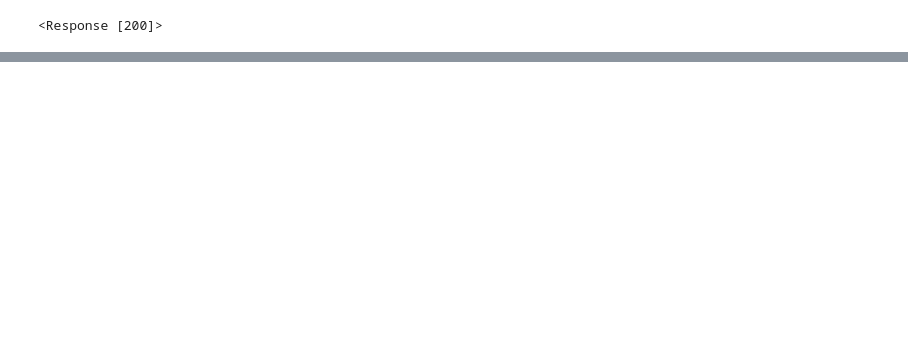
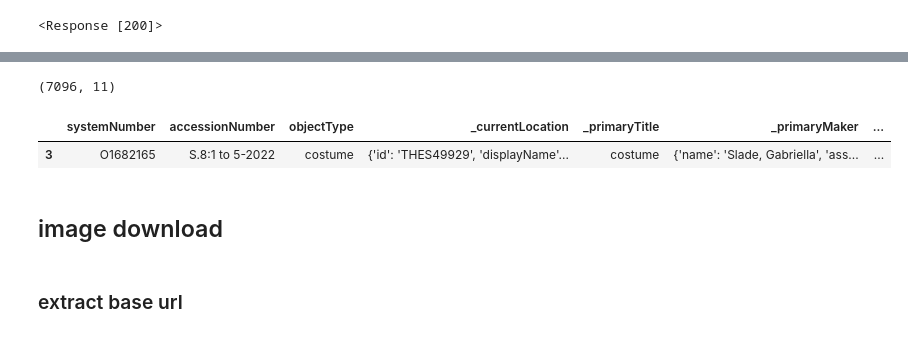
Before and after one commit to vivyhasadream/vintage_clothes_generator, a Jupyter notebook: 2 Data Scraping_va.ipynb, the cells around one changed output, grey strips where cells are left out. Drawn from its saved outputs; the diff is of its cells as text; code cells hidden in the pictures; blank space fills up the shorter version.

```diff
--- a/2 Data Scraping_va.ipynb
+++ b/2 Data Scraping_va.ipynb
@@ -605,0 +208,2 @@ ardbeg_soup.find_all('img')
+# %%
+df = pd.read_csv('scrapped_data/VA_selected.csv')
@@ -605,0 +223,2 @@ ardbeg_soup.find_all('img')
+# %%
+df['objectType'] = df['objectType'].map(lambda x: str(x).lower())
@@ -605,0 +269,25 @@ ardbeg_soup.find_all('img')
+# %%
+sel = ['costume design', 'fashion design','dress fabric','photograph',
+        'print','drawing','dress panel','costume doll',
+        'dress trimming','dress-making sample','book jacket','painting',
+        'fancy dress costume design','watercolour','etching','costume sketch',
+        'oil painting','costume plate','theatre costume']
+# %%
+for s in sel:
+    sel_index = df[df['objectType'] == s].index
+    df.drop(sel_index, inplace=True)
+# %%
+df.shape
+# %% [output]
+(7096, 11)
+# %%
+# easy check an object
+sysnumber = 'O1682165'
+df[df['systemNumber']==sysnumber]
+# %% [output]
+|  | systemNumber | accessionNumber | objectType | _currentLocation | _primaryTitle | _primaryMaker | ... |
+| 3 | O1682165 | S.8:1 to 5-2022 | costume | {'id': 'THES49929', 'displayName'... | costume | {'name': 'Slade, Gabriella', 'ass... | ... |
+# %% [markdown]
+## image download
+# %% [markdown]
+### extract base url
```
Also changed, not shown: parts of 128 cells of this notebook, 3 other files.
